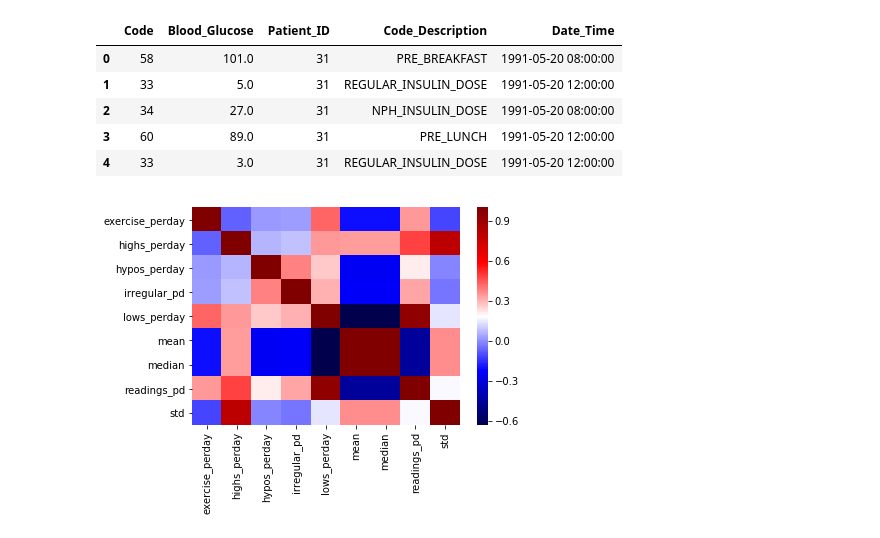
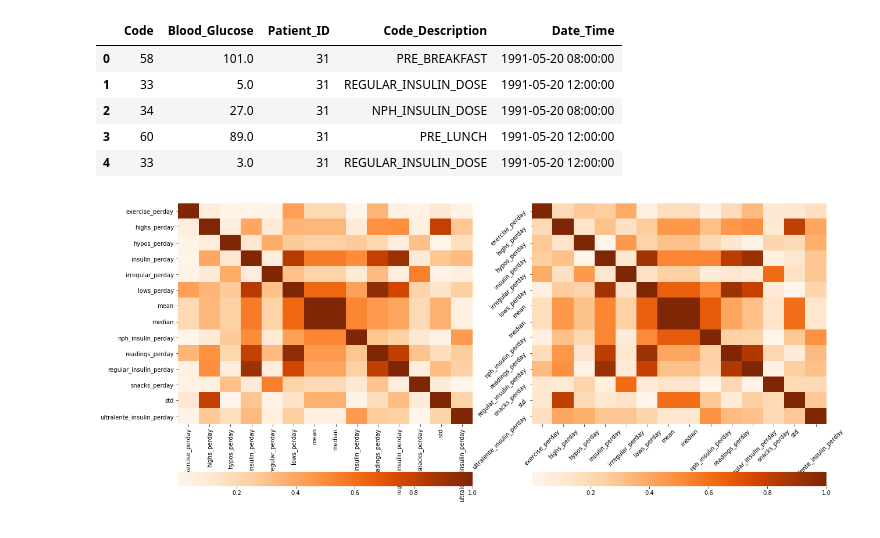
Before and after one commit to johngunaseelan/Hypoglycemia-Detection, a Jupyter notebook: Code/EDA - II.ipynb, the cells around one changed output. Saved outputs shown, nothing was run; the diff lists cells and outputs as text; code cells hidden in the pictures.

```diff
--- a/Code/EDA - II.ipynb
+++ b/Code/EDA - II.ipynb
@@ -53,22 +52,51 @@ df_agg = pd.DataFrame({
     'exercise_perday' : group_df.apply(
         lambda group : group[(group['Code_Description']=='TYPICAL_EXERCISE')]['Code_Description'].count()
         /((group.Date_Time.max() - group.Date_Time.min()).days)),
-    'irregular_pd' : group_df.apply(
+    'irregular_perday' : group_df.apply(
         lambda group : group[(group['Code_Description']=='LESS_EXERCISE') |
                             (group['Code_Description']=='MORE_EXERCISE') |
                             (group['Code_Description']=='MORE_MEAL_INJESTION') |
                             (group['Code_Description']=='LESS_MEAL_INJESTION')]['Code_Description'].count()
         /((group.Date_Time.max() - group.Date_Time.min()).days)),
-    'readings_pd' : group_df['Date_Time'].apply(lambda group : group.count()
-                                                /((group.max() - group.min()).days))
+    'readings_perday' : group_df['Date_Time'].apply(lambda group : group.count()
+                                                /((group.max() - group.min()).days)),
+    'snacks_perday' : group_df.apply(lambda group : group[group['Code_Description']=='PRE_SNACK']['Code_Description'].count()
+                                    /(group.Date_Time.max() - group.Date_Time.min()).days),
+    'regular_insulin_perday' : group_df.apply(lambda group : group[group['Code_Description']=='REGULAR_INSULIN_DOSE']['Code_Description'].count()
+                                    /(group.Date_Time.max() - group.Date_Time.min()).days),
+    'nph_insulin_perday' : group_df.apply(lambda group : group[group['Code_Description']=='NPH_INSULIN_DOSE']['Code_Description'].count()
+                                    /(group.Date_Time.max() - group.Date_Time.min()).days),
+    'ultralente_insulin_perday' : group_df.apply(lambda group : group[group['Code_Description']=='ULTRALENTE_INSULIN_DOSE']['Code_Description'].count()
+                                    /(group.Date_Time.max() - group.Date_Time.min()).days),
+    'insulin_perday' : group_df.apply(
+        lambda group : group[(group['Code_Description']=='REGULAR_INSULIN_DOSE') |
+                            (group['Code_Description']=='NPH_INSULIN_DOSE') |
+                            (group['Code_Description']=='ULTRALENTE_INSULIN_DOSE')]['Code_Description'].count()
+        /((group.Date_Time.max() - group.Date_Time.min()).days))
 })
-
-
-corr = df_agg.corr()
-sns.heatmap(corr,
-            xticklabels=corr.columns.values,
-            yticklabels=corr.columns.values, cmap='seismic')
-plt.show()
-# %% [output]
-[figure, removed]
+# %%
+plt.subplot(1, 2, 1)
+fig = plt.gcf()
+fig.set_size_inches(20, 10, forward=True)
+corr = df_agg.corr()
+plt.yticks(rotation=45)
+plt.xticks(rotation=45)
+sns.heatmap(np.absolute(corr),
+            xticklabels=corr.columns.values,
+            yticklabels=corr.columns.values, cmap='Oranges', cbar_kws={"orientation": "horizontal"})
+#plt.show()
+
+
+plt.subplot(1, 2, 2)
+corr = df_agg[df_agg.loc[:,'hypos_perday']>0.0].corr()
+#fig = plt.gcf()
+#fig.set_size_inches(10, 7, forward=True)
+sns.heatmap(np.absolute(corr),
+            xticklabels=corr.columns.values,
+            yticklabels=corr.columns.values, cmap='Oranges', cbar_kws={"orientation": "horizontal"})
+plt.yticks(rotation=45)
+plt.xticks(rotation=45)
+plt.show()
+# %% [output]
+[figure, added]
 # %%
```
Also changed, not shown: parts of 11 cells of this notebook, 1 other file.
